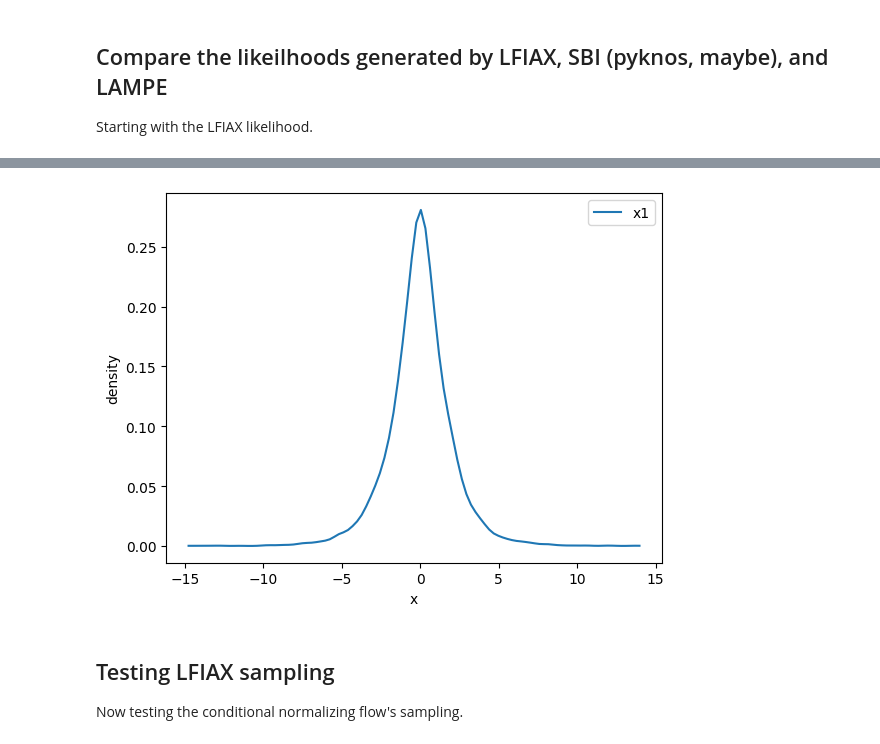
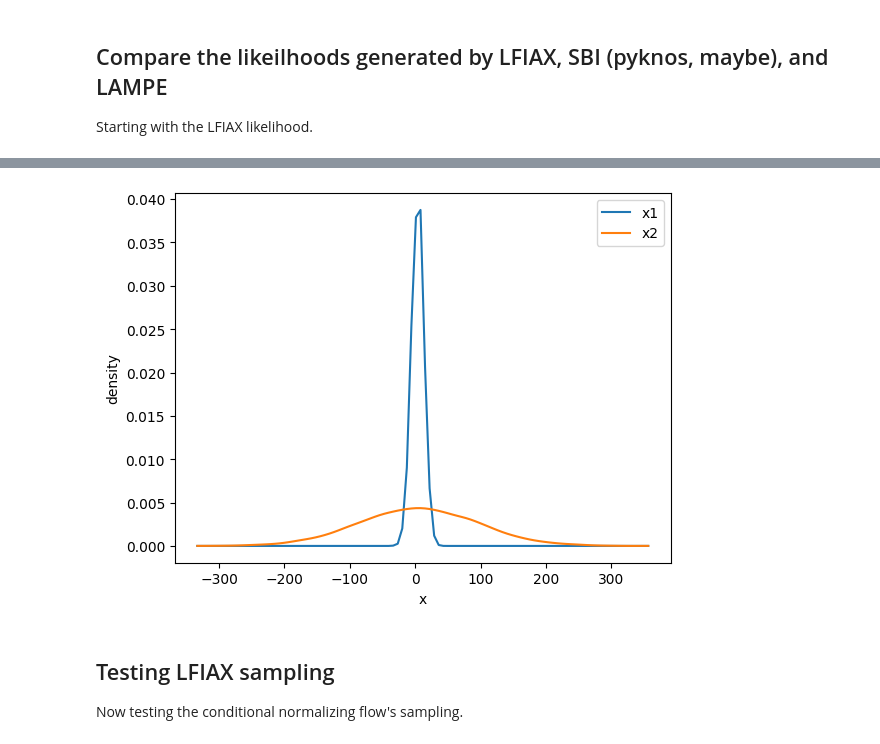
Before and after one commit to vz415/lfiax, a Jupyter notebook: examples/lin_reg_likelihood_check.ipynb, the cells around one changed output, grey strips where cells are left out. Saved outputs shown, nothing was run; the diff lists cells and outputs as text; code cells hidden in the pictures.

```diff
--- a/examples/lin_reg_likelihood_check.ipynb
+++ b/examples/lin_reg_likelihood_check.ipynb
@@ -337,25 +382,25 @@ X.shape
 # %%
-x = X[:, :1]
+x = X[:, :2]
 y = X[:, 1:3]
 # %%
 from scipy.stats import gaussian_kde
 import matplotlib.pyplot as plt
 
 # Compute the density
 density_1 = gaussian_kde(x[:, 0])
-# density_2 = gaussian_kde(x[:, 1])
+density_2 = gaussian_kde(x[:, 1])
 
 # Plot the density
 fig, ax = plt.subplots()
 x = np.linspace(jnp.min(x), jnp.max(x), 100)
 ax.plot(x, density_1(x), label='x1')
-# ax.plot(x, density_2(x), label='x2')
+ax.plot(x, density_2(x), label='x2')
 plt.xlabel('x')
 plt.ylabel('density')
 plt.legend()
 plt.show()
 # %% [output]
-[figure, old version]
+[figure, new version]
 # %% [markdown]
 ## Testing LFIAX sampling
 Now testing the conditional normalizing flow's sampling.
```
Also changed, not shown: parts of 11 cells of this notebook, 4 other files.
